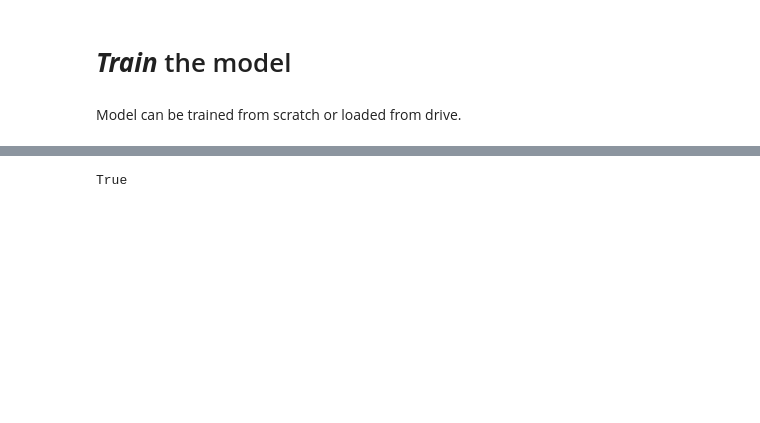
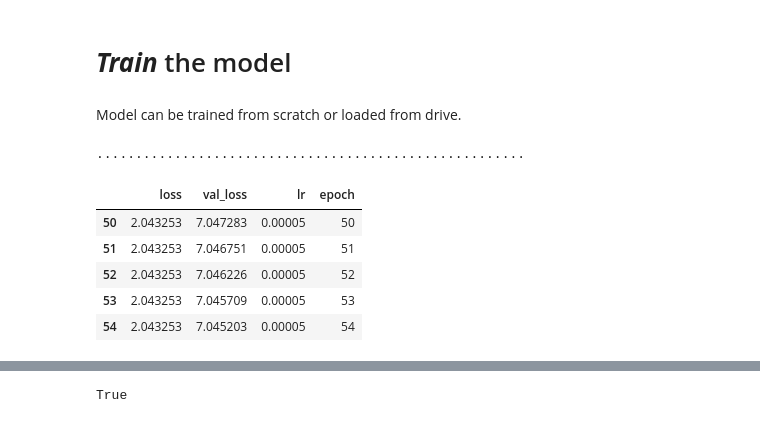
Before and after one commit to arturbernardo/avocado_toast, a Jupyter notebook: avocadotoast.ipynb, the cells around one changed output, grey strips where cells are left out. Saved outputs shown, nothing was run; the diff lists cells and outputs as text; code cells hidden in the pictures; blank space fills up the shorter version.

```diff
--- a/avocadotoast.ipynb
+++ b/avocadotoast.ipynb
@@ -67,0 +95,17 @@ print(list_of_tests2)
+# %%
+list_of_resultsb2d = numpy.zeros(shape=[training_range, 1], dtype=float)
+list_of_testsb = numpy.zeros(shape=[training_range, 752])
+
+
+list_of_resultsb = numpy.genfromtxt("/content/drive/MyDrive/avocadotoast/results.txt", dtype=float, delimiter=';')
+list_of_testsb = numpy.genfromtxt("/content/drive/MyDrive/avocadotoast/tests.txt", dtype=float)
+
+t = numpy.array(list(list_of_resultsb))
+print(t)
+pos = 0
+for i in t:
+  print(i)
+  list_of_resultsb2d[pos] = i
+  pos = pos+1
+
+print(list_of_resultsb2d)
@@ -84,0 +156,17 @@ to_be_predicted += list_of_tests[0]
+# %%
+#From scratch
+class PrintDot(callbacks.Callback):
+  def on_epoch_end(self, epoch, logs):
+    if epoch % 100 == 0: print('')
+    print('.', end='')
+
+history = model.fit(list_of_testsb, list_of_resultsb2d, epochs=200, validation_split = 0.2, verbose=0,
+                    callbacks=[PrintDot(), callbacks.ReduceLROnPlateau(monitor='loss', patience=10),
+                               callbacks.EarlyStopping(monitor='loss', patience=15, min_delta=1e-4)])
+
+
+# to_be_predicted = numpy.zeros(shape=[1, 752])
+# to_be_predicted += list_of_tests[0]
+# predicted = model.predict(to_be_predicted)
+# %% [output]
+.......................................................
@@ -86,3 +176,14 @@ to_be_predicted += list_of_tests[0]
 #Loaded
 model = tf.keras.models.load_model('/content/drive/MyDrive/avocadotoast/model.h5')
 # model.predict(to_be_predicted)
+# %%
+hist = pd.DataFrame(history.history)
+hist['epoch'] = history.epoch
+hist.tail()
+# %% [output]
+|  | loss | val_loss | lr | epoch |
+| 50 | 2.043253 | 7.047283 | 0.00005 | 50 |
+| 51 | 2.043253 | 7.046751 | 0.00005 | 51 |
+| 52 | 2.043253 | 7.046226 | 0.00005 | 52 |
+| 53 | 2.043253 | 7.045709 | 0.00005 | 53 |
+| 54 | 2.043253 | 7.045203 | 0.00005 | 54 |
```
Also changed, not shown: parts of 23 cells of this notebook.
